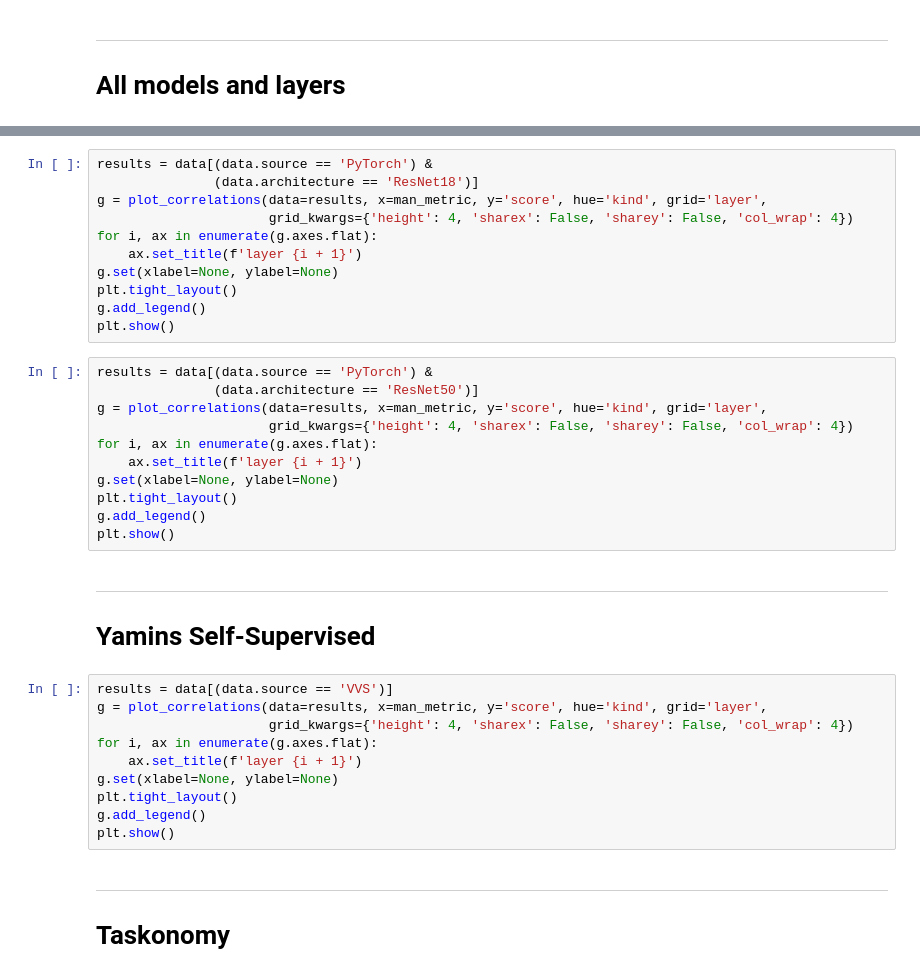
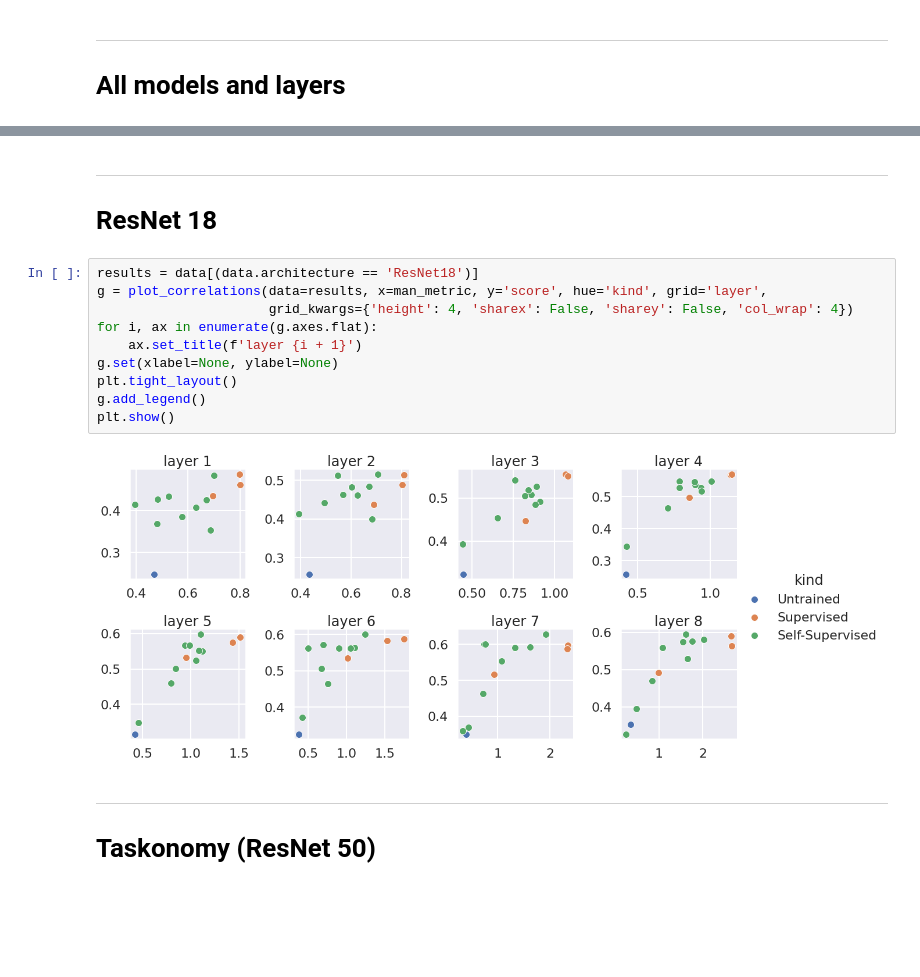
Before and after one commit to EricElmoznino/encoder_dimensionality, a Jupyter notebook: notebooks/encoding_vs_manifolds.ipynb, the cells around one changed output, grey strips where cells are left out. Cells and saved outputs as stored; diff of their text form; blank space fills up the shorter version.

```diff
--- a/notebooks/encoding_vs_manifolds.ipynb
+++ b/notebooks/encoding_vs_manifolds.ipynb
@@ -57,41 +59,21 @@ plt.show()
+# %% [markdown]
+---
+# ResNet 18
 # %%
-results = data[(data.source == 'PyTorch') &
-               (data.architecture == 'ResNet18')]
+results = data[(data.architecture == 'ResNet18')]
 g = plot_correlations(data=results, x=man_metric, y='score', hue='kind', grid='layer',
                       grid_kwargs={'height': 4, 'sharex': False, 'sharey': False, 'col_wrap': 4})
 for i, ax in enumerate(g.axes.flat):
     ax.set_title(f'layer {i + 1}')
 g.set(xlabel=None, ylabel=None)
 plt.tight_layout()
 g.add_legend()
 plt.show()
+# %% [output]
+[figure, added]
-# %%
-results = data[(data.source == 'PyTorch') &
-               (data.architecture == 'ResNet50')]
-g = plot_correlations(data=results, x=man_metric, y='score', hue='kind', grid='layer',
-                      grid_kwargs={'height': 4, 'sharex': False, 'sharey': False, 'col_wrap': 4})
-for i, ax in enumerate(g.axes.flat):
-    ax.set_title(f'layer {i + 1}')
-g.set(xlabel=None, ylabel=None)
-plt.tight_layout()
-g.add_legend()
-plt.show()
-# %% [markdown]
----
-# Yamins Self-Supervised
-# %%
-results = data[(data.source == 'VVS')]
-g = plot_correlations(data=results, x=man_metric, y='score', hue='kind', grid='layer',
-                      grid_kwargs={'height': 4, 'sharex': False, 'sharey': False, 'col_wrap': 4})
-for i, ax in enumerate(g.axes.flat):
-    ax.set_title(f'layer {i + 1}')
-g.set(xlabel=None, ylabel=None)
-plt.tight_layout()
-g.add_legend()
-plt.show()
 # %% [markdown]
 ---
-# Taskonomy
+# Taskonomy (ResNet 50)
 # %%
 results = data[(data.source == 'Taskonomy')]
 g = plot_correlations(data=results, x=man_metric, y='score', hue='kind', grid='layer',
```
Also changed, not shown: parts of 3 cells of this notebook, 2 other files.
